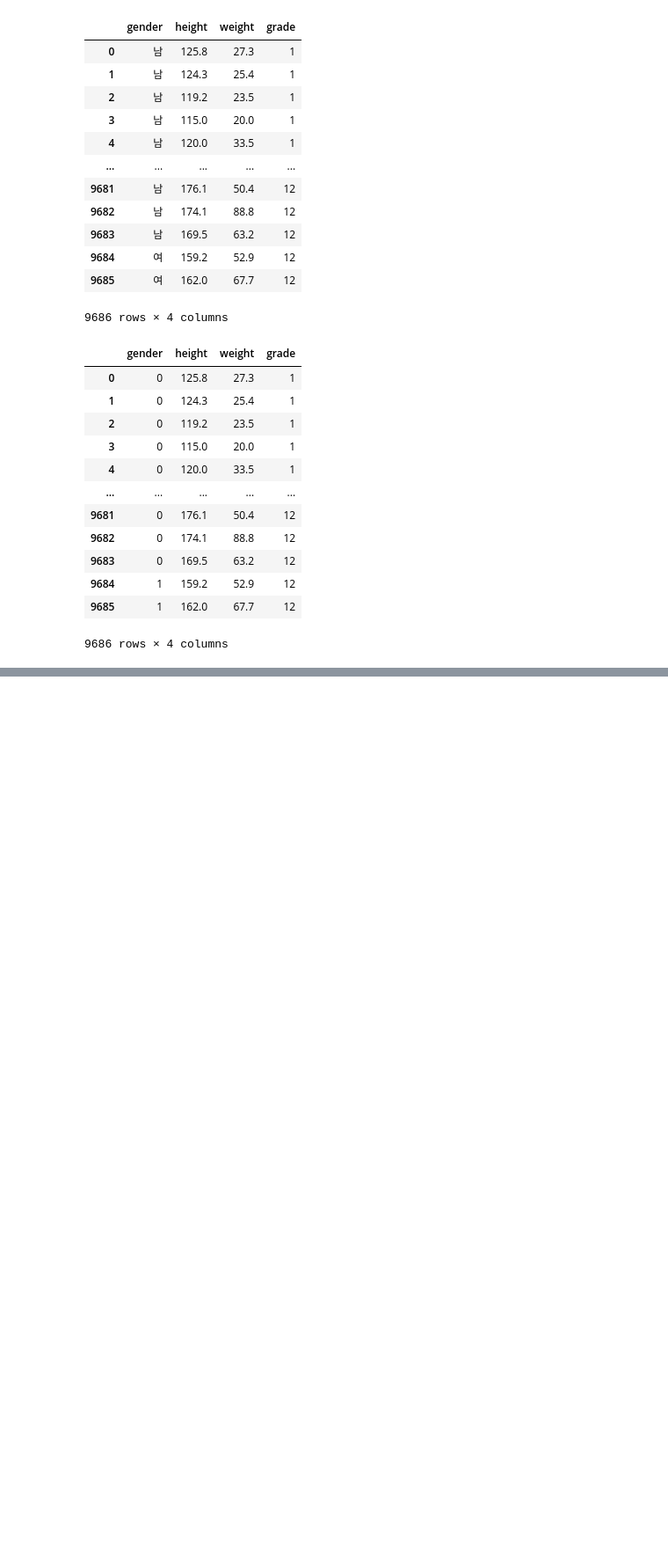
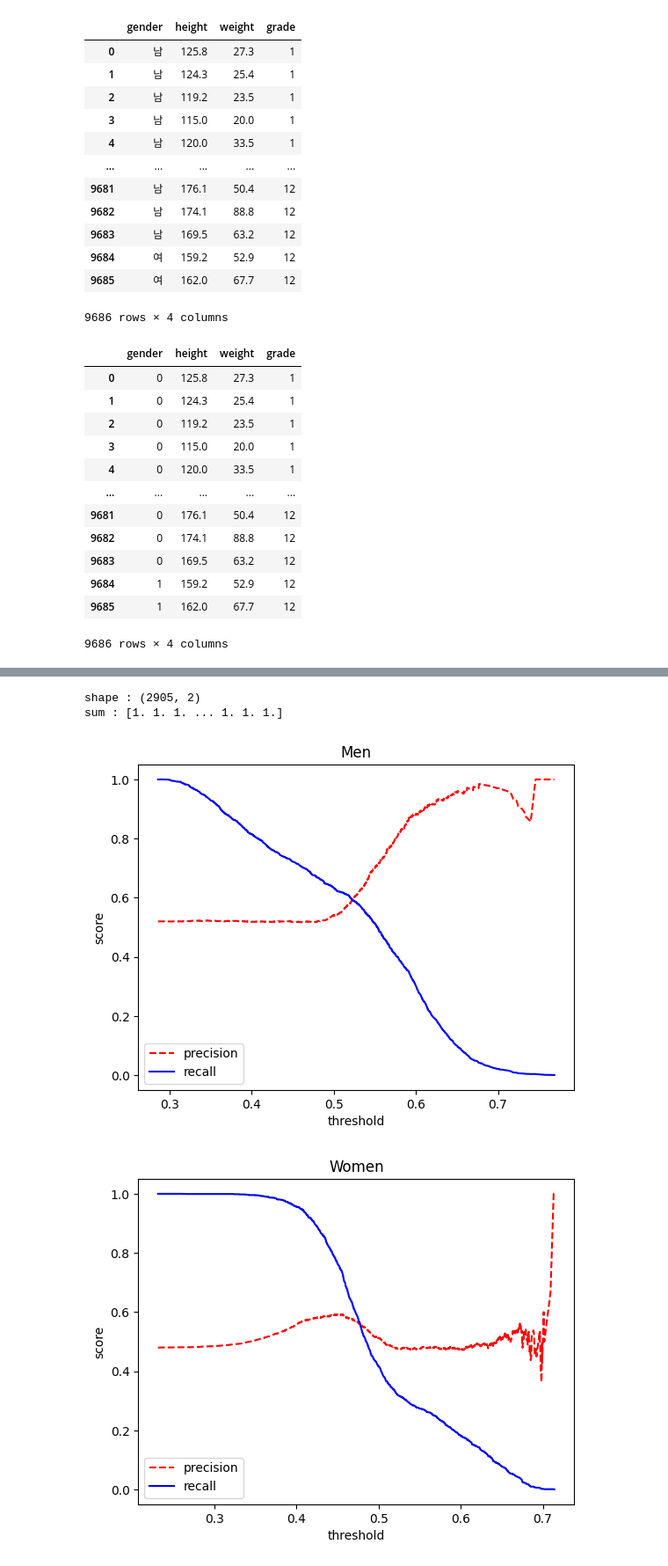
Before and after one commit to daniel-dataflow/data-engineering-bootcamp, a Jupyter notebook: multi02_data_science/homework/home07_logistic_metrics_scaler.ipynb, the cells around one changed output, grey strips where cells are left out. Shown at 88% size. Drawn from its saved outputs; the diff is of its cells as text; code cells hidden in the pictures; blank space fills up the shorter version.

```diff
--- a/multi02_data_science/homework/home07_logistic_metrics_scaler.ipynb
+++ b/multi02_data_science/homework/home07_logistic_metrics_scaler.ipynb
@@ -88,0 +180,5 @@ y = df[["gender"]]
+# %%
+# 여학생 기준 (1과 0이 뒤집혔으니까 거꾸로)
+TN, FP, FN, TP = cm.ravel()
+precision = TP / (TP + FP)
+recall = TP / (TP + FN)
@@ -88,0 +247,3 @@ y = df[["gender"]]
+# %%
+proba = model.predict_proba(x_test)
+proba
@@ -88,0 +258,9 @@ y = df[["gender"]]
+# %%
+print(f"shape : {proba.shape}")
+print(f"sum : {proba.sum(axis=1)}")
+# %% [output]
+shape : (2905, 2)
+sum : [1. 1. 1. ... 1. 1. 1.]
+# %%
+unique_classes = sorted(y_test["gender"].unique())
+gender_name = lambda x: "Men" if x == 0 else "Women"
@@ -88,0 +269,16 @@ y = df[["gender"]]
+# %%
+for i in unique_classes:
+    precision, recall, thersholds = precision_recall_curve(y_test, proba[:, int(i)], pos_label=int(i))
+    class_name = gender_name(i)
+
+    plt.xlabel("threshold")
+    plt.ylabel("score")
+    plt.plot(thersholds, precision[: len(thersholds)], "red", linestyle="--", label="precision")
+    plt.plot(thersholds, recall[: len(thersholds)], "blue", label ="recall")
+
+    plt.legend()
+    plt.title(class_name)
+    plt.show()
+# %% [output]
+[figure, added]
+[figure, added]
```
Also changed, not shown: parts of 65 cells of this notebook, 5 other files.
